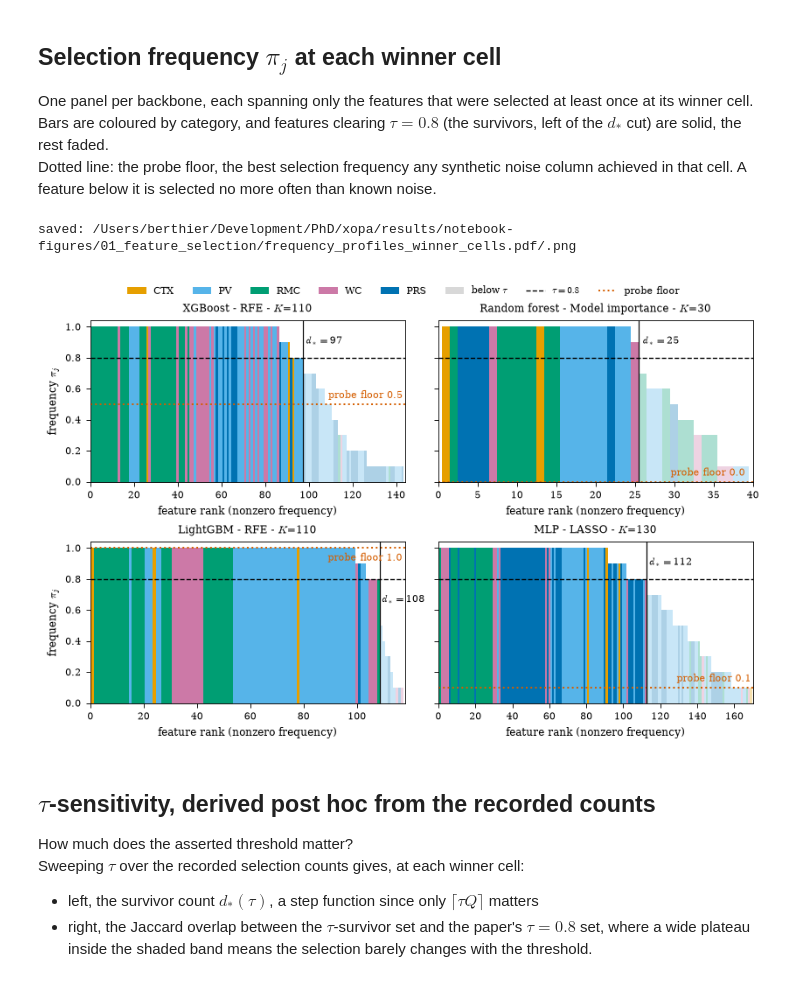
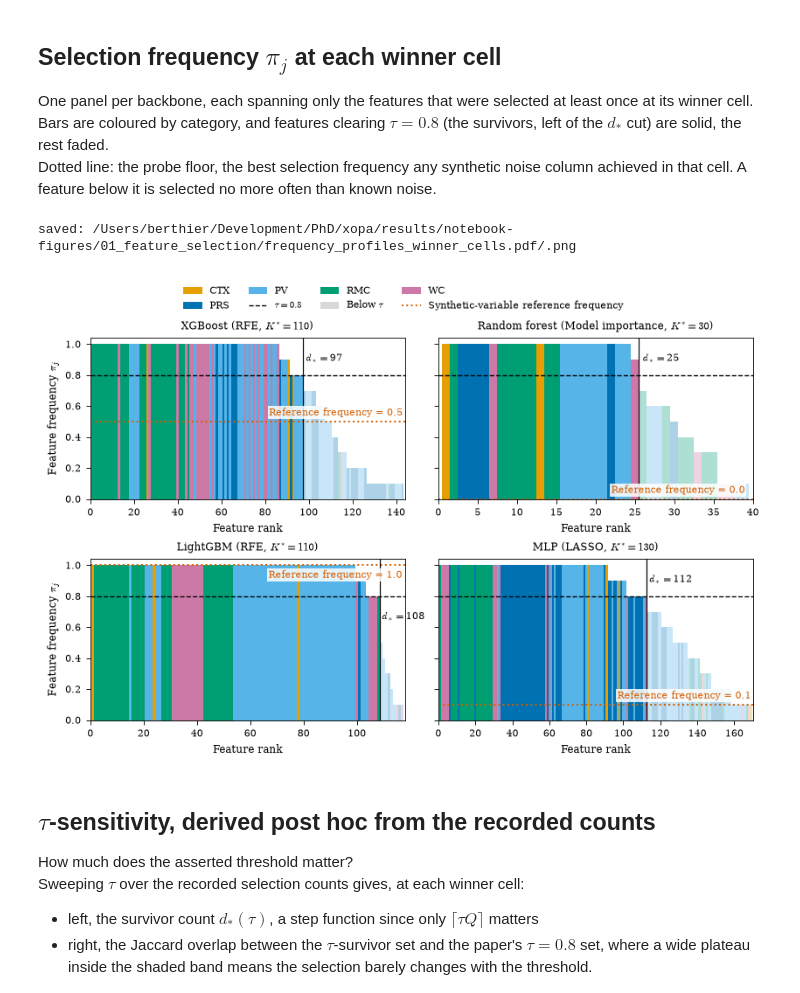
Before and after one commit to LouisTier/xopa, a Jupyter notebook: notebooks/01_feature_selection.ipynb, the cells around one changed output. Saved outputs shown, nothing was run; the diff lists cells and outputs as text; code cells hidden in the pictures.

```diff
--- a/notebooks/01_feature_selection.ipynb
+++ b/notebooks/01_feature_selection.ipynb
@@ -65,7 +65,10 @@ for backbone in BACKBONES:
         if not np.isfinite(grid["val_mse"]).all() or (grid["val_mse"] < 0).any():
             raise ValueError(f"{backbone}/{operator} validation MSE values must be finite and non-negative")
 
-fig, axes = plt.subplots(2, 2, figsize=(DOUBLE_COL, 4.6), sharex=True, sharey=True)
+# Full text width in the manuscript; sharey keeps the operator names on the left
+# column while every panel carries its own K ticks and label.
+GRID_LABEL_PT, GRID_TICK_PT = 9.5, 8.5
+fig, axes = plt.subplots(2, 2, figsize=(DOUBLE_COL, 4.6), sharey=True)
 vmin = min(g[op]["val_mse"].min() for g in grids.values() for op in OPERATORS)
 vmax = max(g[op]["val_mse"].max() for g in grids.values() for op in OPERATORS)
 for ax, backbone in zip(axes.ravel(), BACKBONES):
@@ -77,7 +80,7 @@ for ax, backbone in zip(axes.ravel(), BACKBONES):
             red, green, blue, _ = im.cmap(im.norm(matrix[i, j]))
             luminance = 0.2126 * red + 0.7152 * green + 0.0722 * blue
             text_color = "black" if luminance > 0.6 else "white"
-            ax.text(j, i, f"{d_star}", ha="center", va="center", fontsize=8.5, color=text_color)
+            ax.text(j, i, f"{d_star}", ha="center", va="center", fontsize=GRID_TICK_PT, color=text_color)
     winner = summaries[backbone]["winner"]
     ax.add_patch(
         plt.Rectangle(
@@ -85,12 +88,15 @@ for ax, backbone in zip(axes.ravel(), BACKBONES):
             1, 1, fill=False, edgecolor="#D55E00", lw=1.6,
         )
     )
-    ax.set_title(BACKBONE_LABELS[backbone])
-    ax.set_xticks(range(len(GRID)), GRID)
-    ax.set_yticks(range(len(OPERATORS)), [OPERATOR_LABELS[o] for o in OPERATORS])
-for ax in axes[-1]:
-    ax.set_xlabel(f"selection size {N['K']}")
-fig.colorbar(im, ax=axes, label="validation MSE", shrink=0.8)
+    ax.set_title(BACKBONE_LABELS[backbone], fontsize=GRID_LABEL_PT)
+    ax.set_xticks(range(len(GRID)), GRID, fontsize=GRID_TICK_PT)
+    ax.set_yticks(range(len(OPERATORS)), [OPERATOR_LABELS[o] for o in OPERATORS], fontsize=GRID_TICK_PT)
+    ax.set_xlabel(f"Top-ranked feature count {N['K']}", fontsize=GRID_LABEL_PT)
+for ax in axes[:, 0]:
+    ax.set_ylabel("Ranking operator", fontsize=GRID_LABEL_PT)
+cbar = fig.colorbar(im, ax=axes, shrink=0.8)
+cbar.set_label("Validation MSE", fontsize=GRID_LABEL_PT)
+cbar.ax.tick_params(labelsize=GRID_TICK_PT)
 savefig(fig, "grid_val_mse_all_backbones")
 plt.show()
 # %% [output]
@@ -135,43 +141,46 @@ for ax, backbone in zip(axes.ravel(), BACKBONES):
     ax.axhline(0.8, color="black", ls="--", lw=0.9)
     probe_floor = float(probes["frequency"].max()) if len(probes) else 0.0
     ax.axhline(probe_floor, color=PROBE_COLOR, ls=":", lw=1.3)
     if probe_floor > 0.9:
         floor_y, floor_va, dstar_y = probe_floor - 0.03, "top", 0.70
     else:
         floor_y, floor_va, dstar_y = probe_floor + 0.025, "bottom", 0.94
     ax.text(
-        n, floor_y, f"probe floor {probe_floor:.1f}",
+        n, floor_y, f"Reference frequency = {probe_floor:.1f}",
         ha="right", va=floor_va, fontsize=7, color=PROBE_COLOR,
+        bbox={"facecolor": "white", "edgecolor": "none", "alpha": 0.85, "pad": 1.0},
     )
     ax.axvline(d_star + 0.5, color="black", lw=0.8)
     ax.text(
         d_star + max(1.0, 0.012 * n), dstar_y, f"{N['d_star']}$=${d_star}",
         ha="left", va="top", fontsize=7.5,
     )
     ax.set_title(
-        f"{BACKBONE_LABELS[backbone]} - {OPERATOR_LABELS[winner['operator']]} - "
-        f"{N['K']}={winner['K']}"
+        f"{BACKBONE_LABELS[backbone]} ({OPERATOR_LABELS[winner['operator']]}, "
+        f"$K^{{*}}={winner['K']}$)"
     )
-    ax.set_xlabel("feature rank (nonzero frequency)")
+    ax.set_xlabel("Feature rank")
     ax.set_ylim(0, 1.04)
     ax.set_xlim(0, n + 1)
-axes[0, 0].set_ylabel(f"frequency {N['pi_j']}")
-axes[1, 0].set_ylabel(f"frequency {N['pi_j']}")
+axes[0, 0].set_ylabel(f"Feature frequency {N['pi_j']}")
+axes[1, 0].set_ylabel(f"Feature frequency {N['pi_j']}")
 handles = [
     plt.Rectangle((0, 0), 1, 1, fc=c, label=cat)
     for cat, c in CATEGORY_COLORS.items()
 ]
 handles += [
-    plt.Rectangle((0, 0), 1, 1, fc="#888888", alpha=0.32, label="below " + N["tau"]),
     plt.Line2D([], [], color="black", ls="--", lw=0.9, label=N["tau"] + "$=0.8$"),
-    plt.Line2D([], [], color=PROBE_COLOR, ls=":", lw=1.3, label="probe floor"),
+    plt.Rectangle((0, 0), 1, 1, fc="#888888", alpha=0.32, label="Below " + N["tau"]),
+    plt.Line2D([], [], color=PROBE_COLOR, ls=":", lw=1.3, label="Synthetic-variable reference frequency"),
 ]
-fig.legend(handles=handles, ncol=8, loc="upper center", bbox_to_anchor=(0.5, 1.05))
+# matplotlib fills legends column by column: interleave so that the legend reads row by row
+handles = [h for pair in zip(handles[:4], handles[4:]) for h in pair]
+fig.legend(handles=handles, ncol=4, loc="upper center", bbox_to_anchor=(0.5, 1.09))
 savefig(fig, "frequency_profiles_winner_cells")
 plt.show()
 # %% [output]
 saved: /Users/berthier/Development/PhD/xopa/results/notebook-figures/01_feature_selection/frequency_profiles_winner_cells.pdf/.png
-[figure, old version]
+[figure, new version]
 # %% [markdown]
 ## $\tau$-sensitivity, derived post hoc from the recorded counts
 
```
Also changed, not shown: parts of 4 cells of this notebook, 8 other files.
